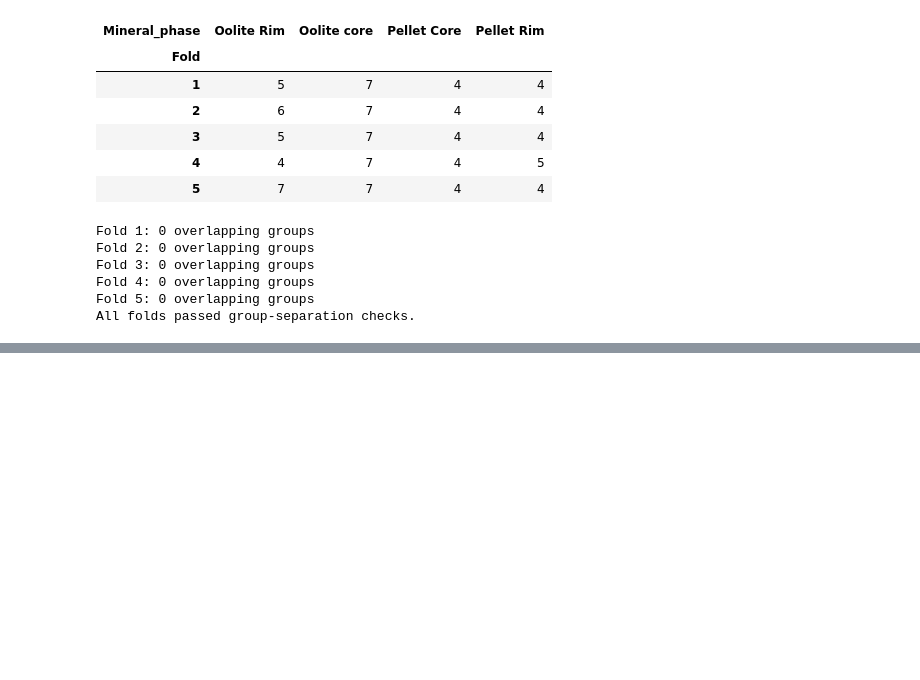
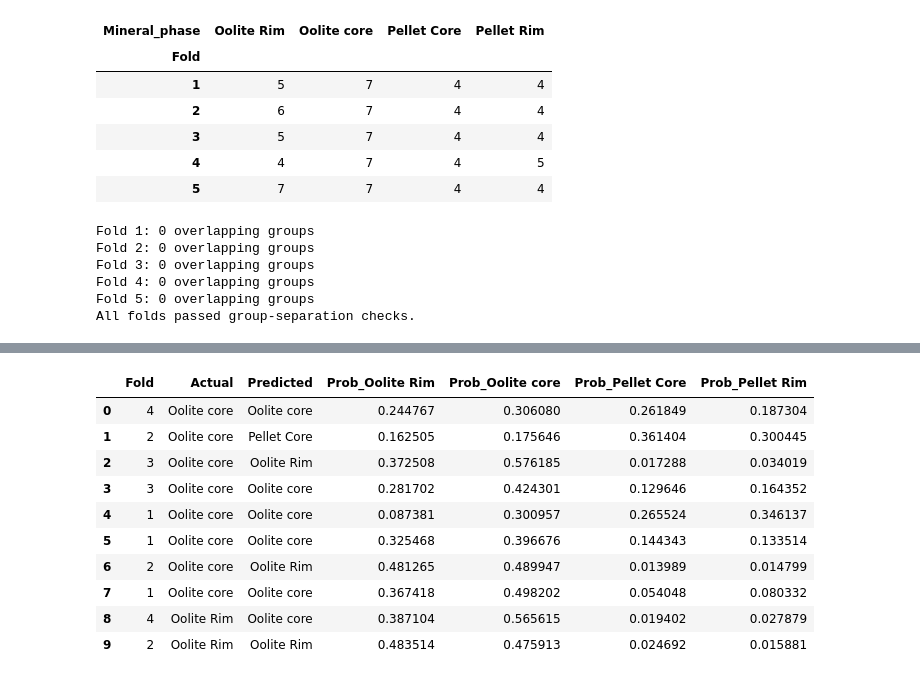
Before and after one commit to MassamAli5/DS_4, a Jupyter notebook: notebooks/01_data_inspection.ipynb, the cells around one changed output, grey strips where cells are left out. Cells and saved outputs as stored; diff of their text form; code cells hidden in the pictures; blank space fills up the shorter version.

```diff
--- a/notebooks/01_data_inspection.ipynb
+++ b/notebooks/01_data_inspection.ipynb
@@ -925,0 +1430,86 @@ All folds passed group-separation checks.
+# %%
+
+# 29. Support Vector Machine using frozen evaluation folds
+
+from sklearn.svm import SVC
+from sklearn.pipeline import Pipeline
+from sklearn.impute import SimpleImputer
+from sklearn.preprocessing import StandardScaler
+from sklearn.metrics import accuracy_score, f1_score, log_loss
+
+import numpy as np
+import pandas as pd
+
+# Store out-of-fold predictions
+svm_prob = np.zeros((len(y), len(classes)))
+svm_pred = np.empty(len(y), dtype=object)
+
+for fold in sorted(data["Fold"].unique()):
+
+    train_idx = np.where(data["Fold"] != fold)[0]
+    test_idx = np.where(data["Fold"] == fold)[0]
+
+    # Fit preprocessing on training observations only
+    model = Pipeline([
+        ("imputer", SimpleImputer(
+            strategy="median",
+            keep_empty_features=True
+        )),
+        ("scaler", StandardScaler()),
+        ("classifier", SVC(
+            kernel="rbf",
+            C=1.0,
+            probability=True,
+            random_state=42
+        ))
+    ])
+
+    model.fit(X.iloc[train_idx], y.iloc[train_idx])
+
+    predictions = model.predict(X.iloc[test_idx])
+    probabilities = model.predict_proba(X.iloc[test_idx])
+
+    model_classes = model.named_steps[
+        "classifier"
+    ].classes_
+
+    for j, label in enumerate(model_classes):
+        class_idx = np.where(classes == label)[0][0]
+        svm_prob[test_idx, class_idx] = probabilities[:, j]
+
+    svm_pred[test_idx] = predictions
+
+    print(f"Fold {fold}: {len(test_idx)} test observations")
+
+# Verify predicted probabilities
+assert np.isfinite(svm_prob).all()
+assert np.allclose(svm_prob.sum(axis=1), 1.0)
+
+# Evaluate SVM
+svm_accuracy = accuracy_score(y, svm_pred)
+svm_macro_f1 = f1_score(y, svm_pred, average="macro")
+svm_loss = log_loss(y, svm_prob, labels=classes)
+
+print("\nSUPPORT VECTOR MACHINE RESULTS")
+print("Accuracy:", round(svm_accuracy, 4))
+print("Macro F1:", round(svm_macro_f1, 4))
+print("Log loss:", round(svm_loss, 4))
+
+# Preserve out-of-fold predictions
+svm_results = pd.DataFrame({
+    "Fold": data["Fold"].to_numpy(),
+    "Actual": y.to_numpy(),
+    "Predicted": svm_pred
+})
+
+for j, label in enumerate(classes):
+    svm_results[f"Prob_{label}"] = svm_prob[:, j]
+
+display(svm_results.head(10))
+
+# Save results for paired model comparison
+output_file = results_dir / "svm_oof_predictions.csv"
+svm_results.to_csv(output_file, index=False)
+
+print("\nPredictions saved to:", output_file)
+# %% [output]
@@ -925,0 +1526,11 @@ All folds passed group-separation checks.
+|  | Fold | Actual | Predicted | Prob_Oolite Rim | Prob_Oolite core | Prob_Pellet Core | Prob_Pellet Rim |
+| 0 | 4 | Oolite core | Oolite core | 0.244767 | 0.306080 | 0.261849 | 0.187304 |
+| 1 | 2 | Oolite core | Pellet Core | 0.162505 | 0.175646 | 0.361404 | 0.300445 |
+| 2 | 3 | Oolite core | Oolite Rim | 0.372508 | 0.576185 | 0.017288 | 0.034019 |
+| 3 | 3 | Oolite core | Oolite core | 0.281702 | 0.424301 | 0.129646 | 0.164352 |
+| 4 | 1 | Oolite core | Oolite core | 0.087381 | 0.300957 | 0.265524 | 0.346137 |
+| 5 | 1 | Oolite core | Oolite core | 0.325468 | 0.396676 | 0.144343 | 0.133514 |
+| 6 | 2 | Oolite core | Oolite Rim | 0.481265 | 0.489947 | 0.013989 | 0.014799 |
+| 7 | 1 | Oolite core | Oolite core | 0.367418 | 0.498202 | 0.054048 | 0.080332 |
+| 8 | 4 | Oolite Rim | Oolite core | 0.387104 | 0.565615 | 0.019402 | 0.027879 |
+| 9 | 2 | Oolite Rim | Oolite Rim | 0.483514 | 0.475913 | 0.024692 | 0.015881 |
```
Also changed, not shown: parts of 20 cells of this notebook, 28 other files.
